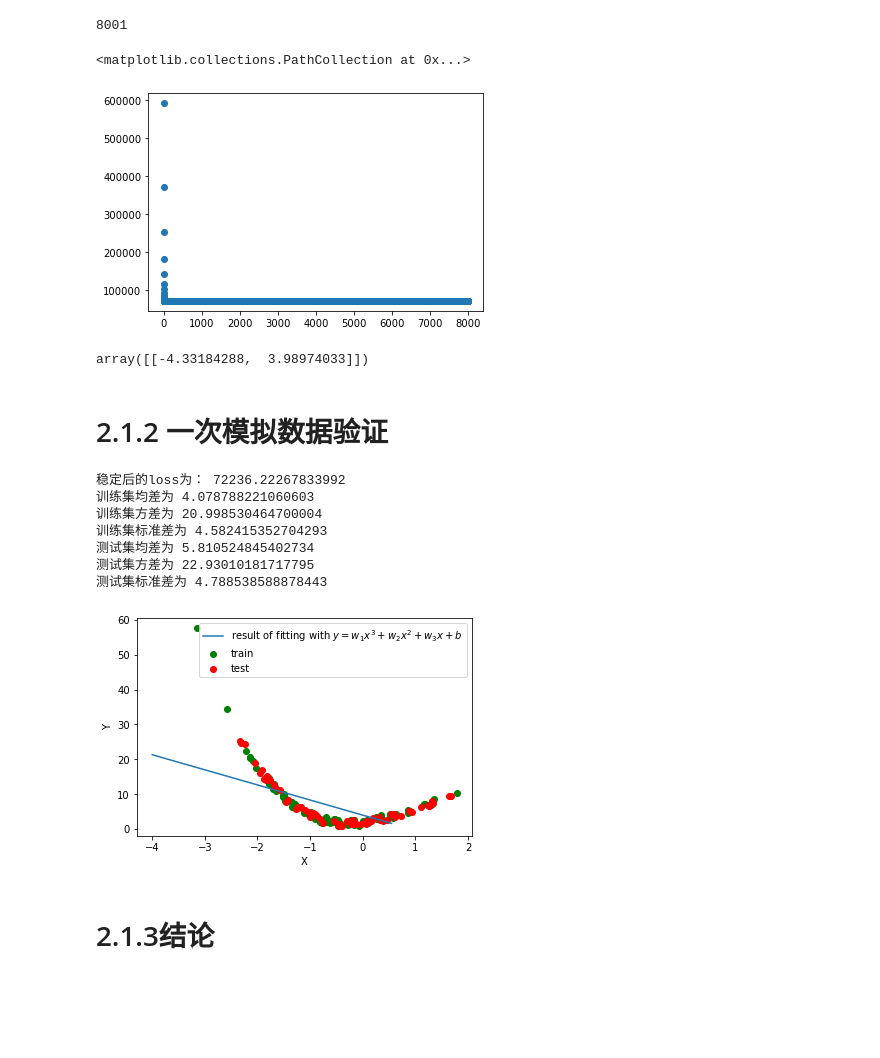
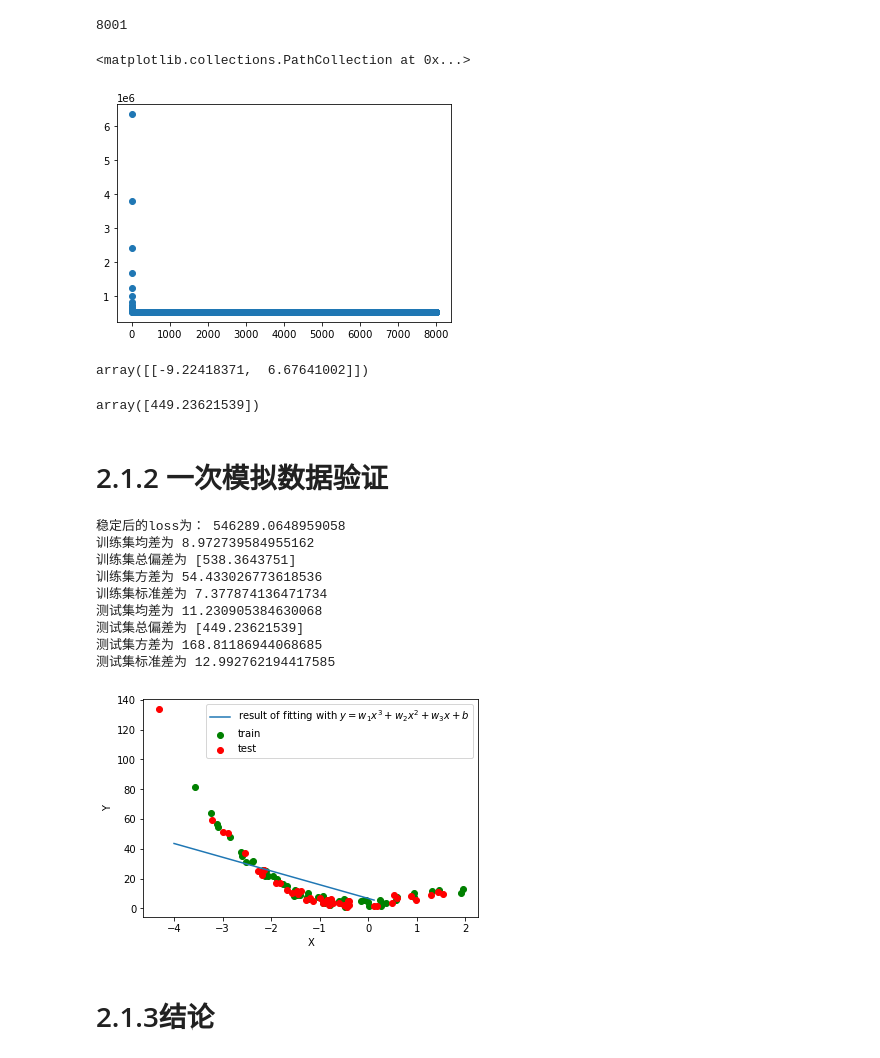
Before and after one commit to bternity/ML2020, a Jupyter notebook: 一元多次函数拟合数据.ipynb, the cells around one changed output. Cells and saved outputs as stored; diff of their text form; code cells hidden in the pictures; blank space fills up the shorter version.

```diff
--- a/一元多次函数拟合数据.ipynb
+++ b/一元多次函数拟合数据.ipynb
@@ -5,11 +5,12 @@ import numpy as np
 # %% [markdown]
 ## 1.1生成变量$x$
 # %%
-totnub = 170 #数据的数量
+totnub = 100 #数据的数量
 train_nub = int(totnub * 0.6) #前n个作为训练数据
 a=-4#图像显示范围
-b=6
+b=2
+n=70
 np.random.seed(0)
-X = np.random.normal(size=(totnub,1),scale=1,loc=0.4) - 1 #产生在-1附近按正态分布的20组数据
+X = np.random.normal(size=(totnub,1),scale=1.3,loc=0) - 1 #产生在loc附近按正态分布的20组数据
 X.shape
 # %% [output]
@@ -19,6 +20,6 @@ X.shape
 
 $ y = -x^3 + 3x^2 + 2x + 1 $
 # %%
-p = 2 * np.random.random(totnub)#产生噪声
+p = 6 * np.random.random(totnub)#产生噪声
 p.shape
 # %% [output]
@@ -120,52 +121,63 @@ num
 plt.scatter(range(len(w_list)),loss_list_1)
 # %% [output]
 <matplotlib.collections.PathCollection at 0x...>
-[figure, old version]
+[figure, new version]
 # %%
 w_end = w_list[-1]
 w_end
 # %% [output]
-array([[-4.33184288,  3.98974033]])
+array([[-9.22418371,  6.67641002]])
+# %%
+y1_te = np.dot(w_end,x_te_hat)
+y1_te.shape,y_te.shape
+dis_1_te = (abs(y1_te - y_te)).T#保存每个数据到线的距离
+dis_1_te.shape
+sum(dis_1_te)
+# %% [output]
+array([449.23621539])
 # %% [markdown]
 # 2.1.2 一次模拟数据验证
 # %%
 y1_tr = np.dot(w_end,x_hat)
-dis_1_tr = abs(y1_tr - y)#保存每个数据到线的竖直距离
+dis_1_tr = (abs(y1_tr - y)).T#保存每个数据到线的竖直距离
 m1_tr = np.mean(dis_1_tr)
 xgm1_tr = np.var(dis_1_tr)
 
 y1_te = np.dot(w_end,x_te_hat)
-dis_1_te = abs(y1_te - y_te.T)#保存每个数据到线的距离
+dis_1_te = (abs(y1_te - y_te)).T#保存每个数据到线的距离
 m1_te = np.mean(dis_1_te) #一次模型的均差
 xgm1_te = np.var(dis_1_te)
 # %%
-n=40
 x2 = (np.array(np.linspace(a,b,n))).reshape(1,n) #注意x2的结构
 x2_hat = np.concatenate((x2,np.ones((1,n))),axis=0)
 y2 = (np.dot(w_end,x2_hat)).reshape(1,n)
 plt.plot(x2.T,y2.T)
 
 plt.scatter(train_data[:,0],train_data[:,1],c='g')
 plt.scatter(test_data[:,0],test_data[:,1],c='r')
 plt.legend(['result of fitting with $ y = w_1x^3 + w_2x^2 + w_3x + b $','train','test'])
 plt.xlabel('X')
 plt.ylabel('Y')
 print('稳定后的loss为：' , float(loss_list_1[-1]))
 print('训练集均差为' , m1_tr)
+print('训练集总偏差为' , sum(dis_1_tr))
 print('训练集方差为' , xgm1_tr)
 print('训练集标准差为', np.std(dis_1_tr))
 print('测试集均差为' , m1_te)
+print('测试集总偏差为' , sum(dis_1_te))
 print('测试集方差为' , xgm1_te)
 print('测试集标准差为' , np.std(dis_1_te))
 # %% [output]
-稳定后的loss为： 72236.22267833992
-训练集均差为 4.078788221060603
-训练集方差为 20.998530464700004
-训练集标准差为 4.582415352704293
-测试集均差为 5.810524845402734
-测试集方差为 22.93010181717795
-测试集标准差为 4.788538588878443
+稳定后的loss为： 546289.0648959058
+训练集均差为 8.972739584955162
+训练集总偏差为 [538.3643751]
+训练集方差为 54.433026773618536
+训练集标准差为 7.377874136471734
+测试集均差为 11.230905384630068
+测试集总偏差为 [449.23621539]
+测试集方差为 168.81186944068685
+测试集标准差为 12.992762194417585
-[figure, old version]
+[figure, new version]
 # %% [markdown]
 # 2.1.3结论
 # %% [markdown]
```
Also changed, not shown: parts of 24 cells of this notebook, 1 other file.
